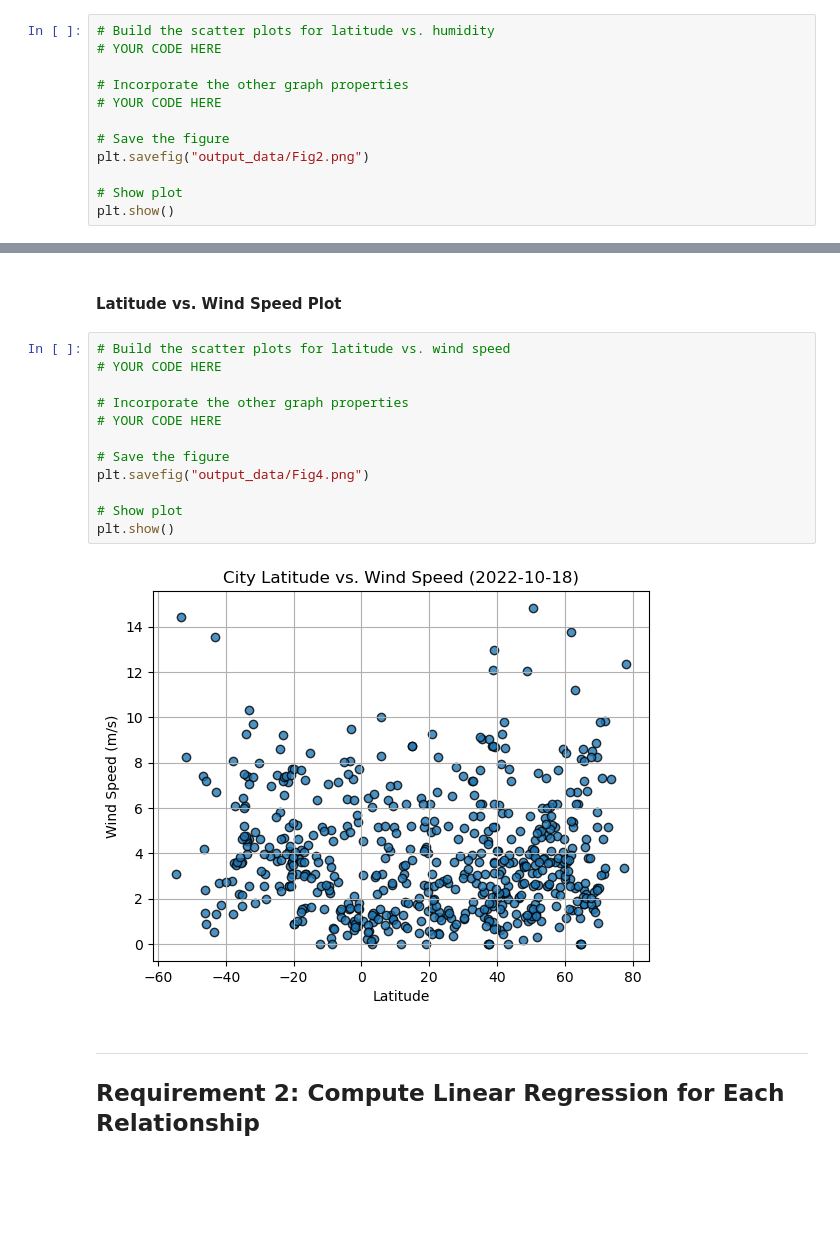
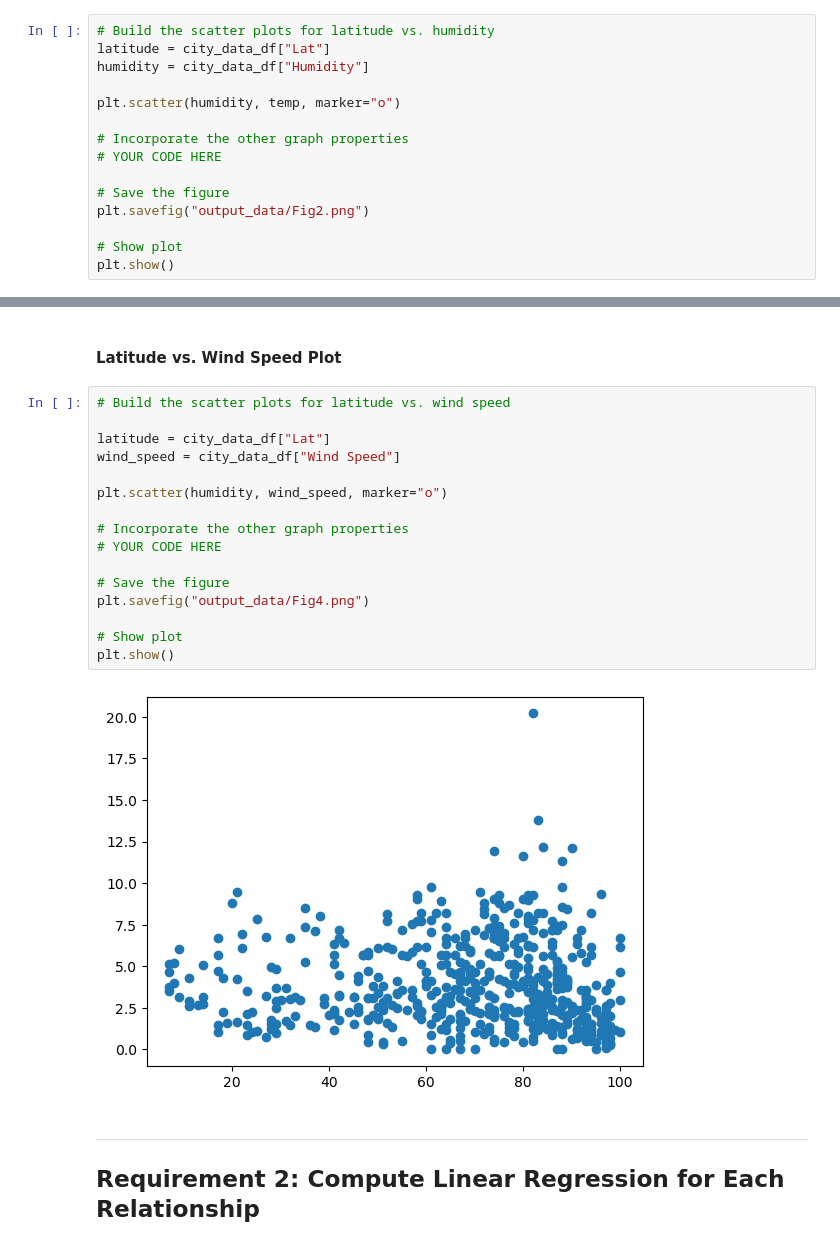
Before and after one commit to victorh360/python-api-challenge, a Jupyter notebook: WeatherPy.ipynb, the cells around one changed output, grey strips where cells are left out. Drawn from its saved outputs; the diff is of its cells as text; blank space fills up the shorter version.

```diff
--- a/WeatherPy.ipynb
+++ b/WeatherPy.ipynb
@@ -205,7 +214,10 @@ plt.show()
 #### Latitude Vs. Humidity
 # %%
 # Build the scatter plots for latitude vs. humidity
-# YOUR CODE HERE
+latitude = city_data_df["Lat"]
+humidity = city_data_df["Humidity"]
+
+plt.scatter(humidity, temp, marker="o")
 
 # Incorporate the other graph properties
 # YOUR CODE HERE
@@ -237,18 +254,22 @@ plt.show()
 #### Latitude vs. Wind Speed Plot
 # %%
 # Build the scatter plots for latitude vs. wind speed
-# YOUR CODE HERE
+
+latitude = city_data_df["Lat"]
+wind_speed = city_data_df["Wind Speed"]
+
+plt.scatter(humidity, wind_speed, marker="o")
 
 # Incorporate the other graph properties
 # YOUR CODE HERE
 
 # Save the figure
 plt.savefig("output_data/Fig4.png")
 
 # Show plot
 plt.show()
 # %% [output]
-[figure, old version]
+[figure, new version]
 # %% [markdown]
 ---
 
```
Also changed, not shown: parts of 19 cells of this notebook, 5 other files.
